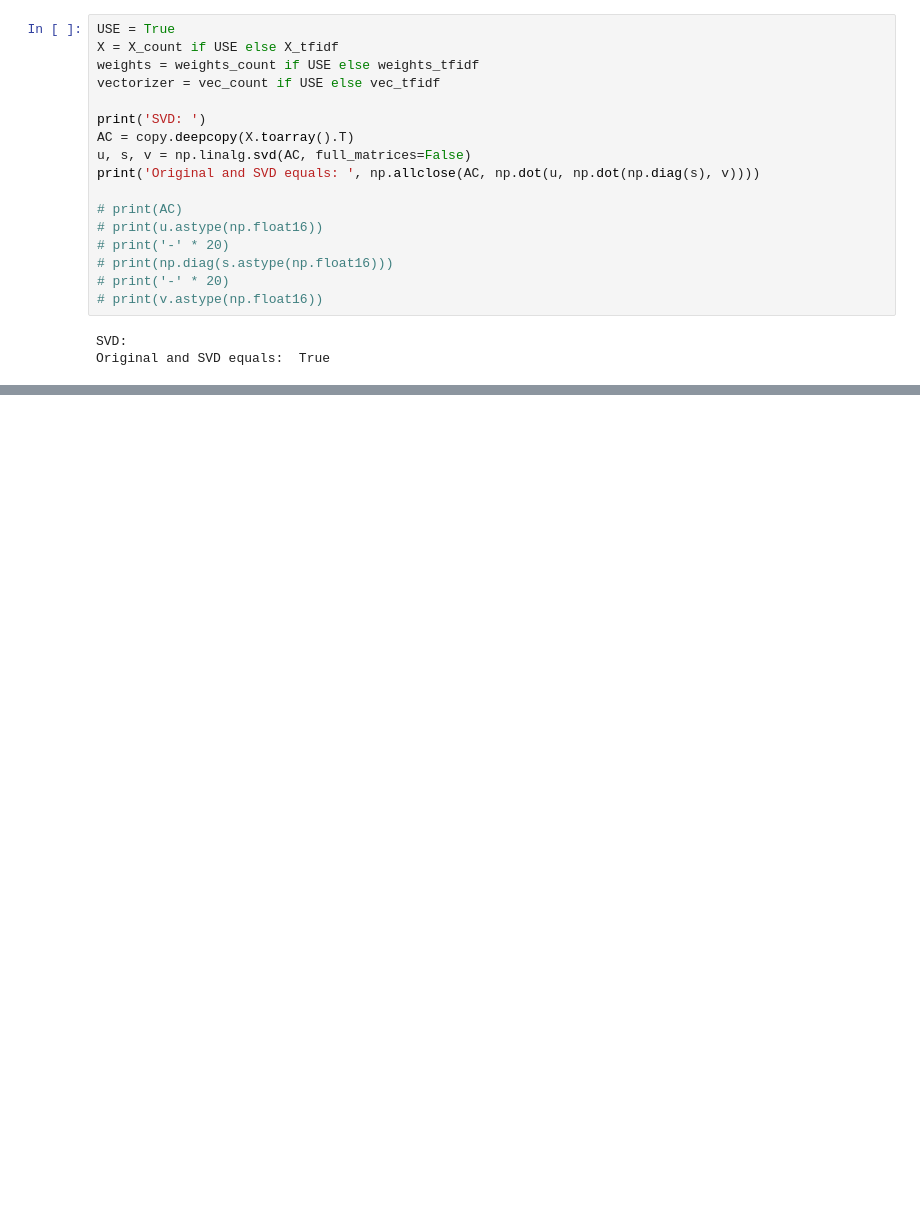
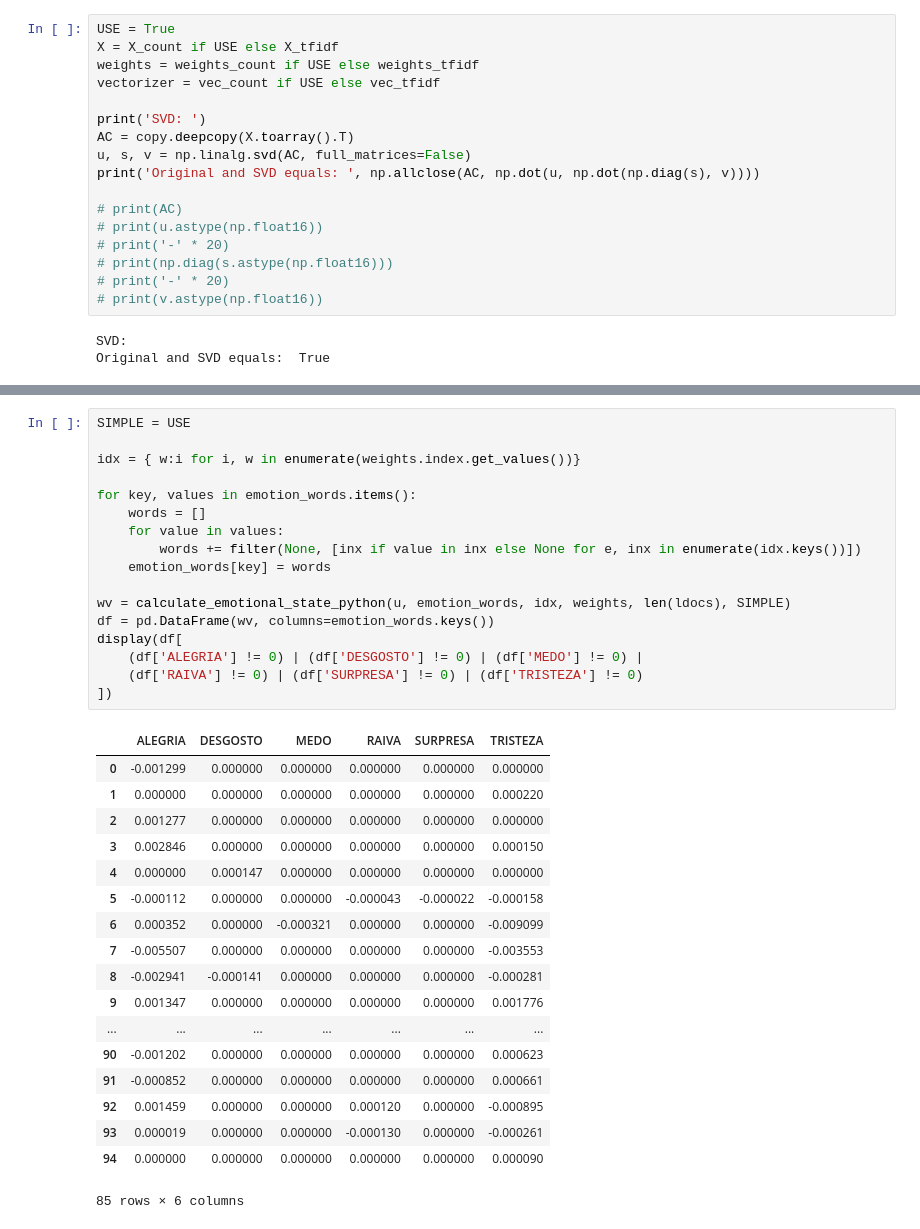
Before and after one commit to rdenadai/TxtP-Study-Notebooks, a Jupyter notebook: notebooks/text_classification_example.ipynb, the cells around one changed output, grey strips where cells are left out. Drawn from its saved outputs; the diff is of its cells as text; blank space fills up the shorter version.

```diff
--- a/notebooks/text_classification_example.ipynb
+++ b/notebooks/text_classification_example.ipynb
@@ -617,0 +684,36 @@ display(df[
+# %%
+SIMPLE = USE
+
+idx = { w:i for i, w in enumerate(weights.index.get_values())}
+
+for key, values in emotion_words.items():
+    words = []
+    for value in values:
+        words += filter(None, [inx if value in inx else None for e, inx in enumerate(idx.keys())])
+    emotion_words[key] = words
+
+wv = calculate_emotional_state_python(u, emotion_words, idx, weights, len(ldocs), SIMPLE)
+df = pd.DataFrame(wv, columns=emotion_words.keys())
+display(df[
+    (df['ALEGRIA'] != 0) | (df['DESGOSTO'] != 0) | (df['MEDO'] != 0) |
+    (df['RAIVA'] != 0) | (df['SURPRESA'] != 0) | (df['TRISTEZA'] != 0)
+])
+# %% [output]
+|  | ALEGRIA | DESGOSTO | MEDO | RAIVA | SURPRESA | TRISTEZA |
+| 0 | -0.001299 | 0.000000 | 0.000000 | 0.000000 | 0.000000 | 0.000000 |
+| 1 | 0.000000 | 0.000000 | 0.000000 | 0.000000 | 0.000000 | 0.000220 |
+| 2 | 0.001277 | 0.000000 | 0.000000 | 0.000000 | 0.000000 | 0.000000 |
+| 3 | 0.002846 | 0.000000 | 0.000000 | 0.000000 | 0.000000 | 0.000150 |
+| 4 | 0.000000 | 0.000147 | 0.000000 | 0.000000 | 0.000000 | 0.000000 |
+| 5 | -0.000112 | 0.000000 | 0.000000 | -0.000043 | -0.000022 | -0.000158 |
+| 6 | 0.000352 | 0.000000 | -0.000321 | 0.000000 | 0.000000 | -0.009099 |
+| 7 | -0.005507 | 0.000000 | 0.000000 | 0.000000 | 0.000000 | -0.003553 |
+| 8 | -0.002941 | -0.000141 | 0.000000 | 0.000000 | 0.000000 | -0.000281 |
+| 9 | 0.001347 | 0.000000 | 0.000000 | 0.000000 | 0.000000 | 0.001776 |
+| ... | ... | ... | ... | ... | ... | ... |
+| 90 | -0.001202 | 0.000000 | 0.000000 | 0.000000 | 0.000000 | 0.000623 |
+| 91 | -0.000852 | 0.000000 | 0.000000 | 0.000000 | 0.000000 | 0.000661 |
+| 92 | 0.001459 | 0.000000 | 0.000000 | 0.000120 | 0.000000 | -0.000895 |
+| 93 | 0.000019 | 0.000000 | 0.000000 | -0.000130 | 0.000000 | -0.000261 |
+| 94 | 0.000000 | 0.000000 | 0.000000 | 0.000000 | 0.000000 | 0.000090 |
+85 rows × 6 columns
```
Also changed, not shown: parts of 20 cells of this notebook.
